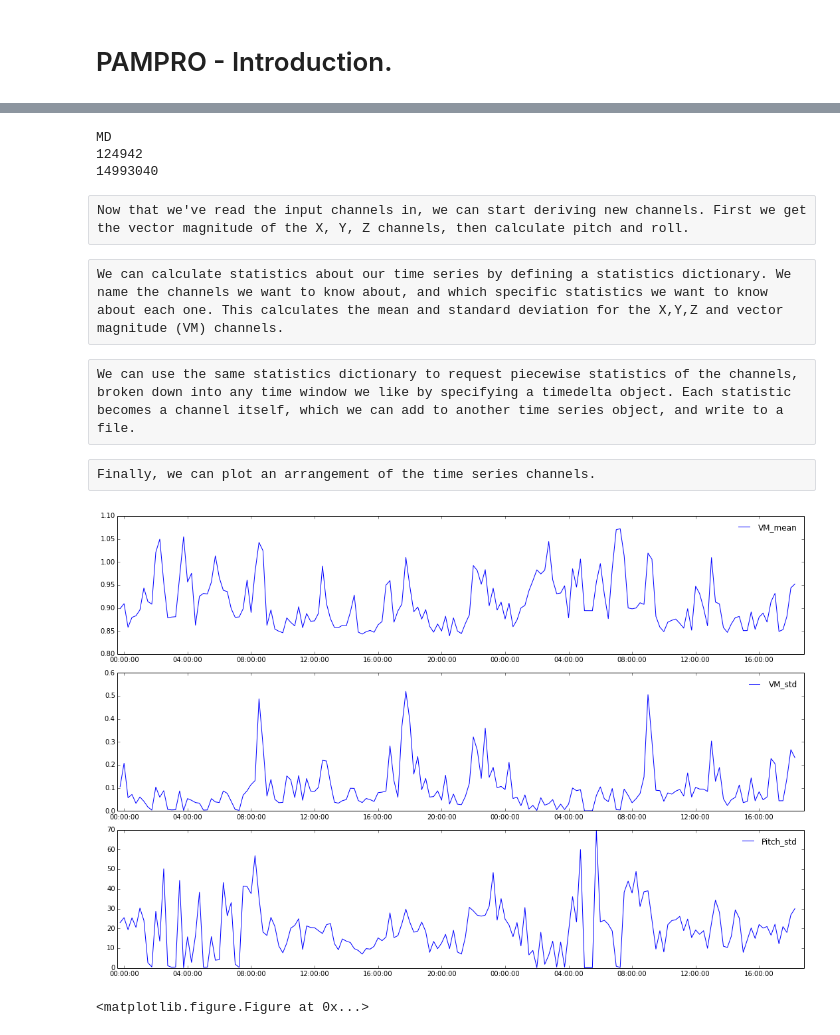
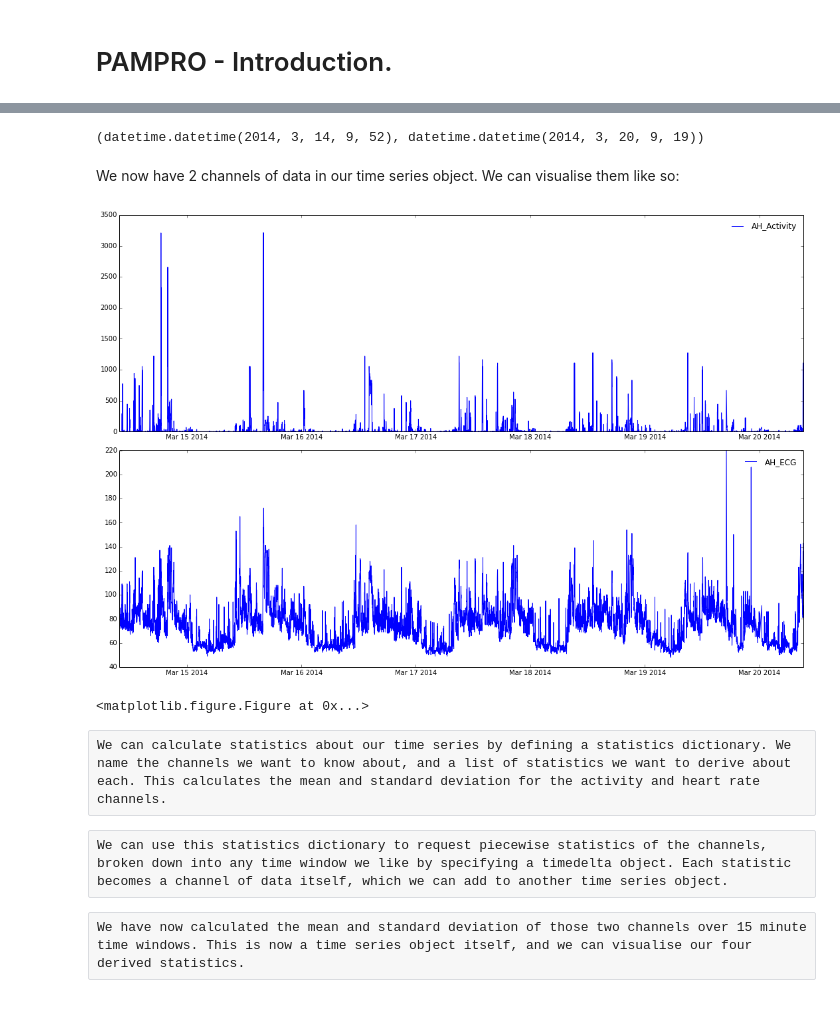
Before and after one commit to Thomite/pampro, a Jupyter notebook: examples/pampro_introduction.ipynb, the cells around one changed output, grey strips where cells are left out. Saved outputs shown, nothing was run; the diff lists cells and outputs as text; code cells hidden in the pictures; blank space fills up the shorter version.

Commit message:
Updated PAMPRO introduction.

```diff
--- a/examples/pampro_introduction.ipynb
+++ b/examples/pampro_introduction.ipynb
@@ -17,19 +12,20 @@ First we create a blank time series object, and read in some raw data as new cha
 # %%
-ts = Time_Series.Time_Series("Axivity")
+ts = Time_Series.Time_Series("Example Actiheart")
 
-chans = Channel.load_channels("C:/Data/13064_0000000002.cwa", "Axivity")
+chans = Channel.load_channels("V:/P5_PhysAct/People/Tom/pampro/data/example_actiheart.txt", "Actiheart")
 ts.add_channels(chans)
+
+activity, heart = chans
-# %% [output]
-MD
-124942
-14993040
-# %% [raw]
-Now that we've read the input channels in, we can start deriving new channels. First we get the vector magnitude of the X, Y, Z channels, then calculate pitch and roll.
-# %%
-vm = channel_inference.infer_vector_magnitude(chans[0], chans[1], chans[2])
-ts.add_channel(vm)
-
-chans = channel_inference.infer_pitch_roll(chans[0], chans[1], chans[2])
-ts.add_channels(chans)
+# %%
+print(heart.timeframe)
+# %% [output]
+(datetime.datetime(2014, 3, 14, 9, 52), datetime.datetime(2014, 3, 20, 9, 19))
+# %% [markdown]
+We now have 2 channels of data in our time series object. We can visualise them like so:
+# %%
+ts.draw_separate()
+# %% [output]
+[figure, added]
+<matplotlib.figure.Figure at 0x...>
 # %% [raw]
-We can calculate statistics about our time series by defining a statistics dictionary. We name the channels we want to know about, and which specific statistics we want to know about each one. This calculates the mean and standard deviation for the X,Y,Z and vector magnitude (VM) channels.
+We can calculate statistics about our time series by defining a statistics dictionary. We name the channels we want to know about, and a list of statistics we want to derive about each. This calculates the mean and standard deviation for the activity and heart rate channels.
@@ -38,5 +34,5 @@ stats = {"X":["mean", "std"],"Y":["mean", "std"],"Z":["mean", "std"],"VM":["mean
 # %% [raw]
-We can use the same statistics dictionary to request piecewise statistics of the channels, broken down into any time window we like by specifying a timedelta object. Each statistic becomes a channel itself, which we can add to another time series object, and write to a file.
+We can use this statistics dictionary to request piecewise statistics of the channels, broken down into any time window we like by specifying a timedelta object. Each statistic becomes a channel of data itself, which we can add to another time series object.
 # %%
 ts_output = Time_Series.Time_Series("Output")
 simplified = ts.piecewise_statistics(timedelta(minutes=15), stats)
@@ -46,9 +40,2 @@ ts_output.write_channels_to_file("V:/Projects/pampro/data/axivity_summary.csv")
-# %% [raw]
-Finally, we can plot an arrangement of the time series channels.
-# %%
-%matplotlib inline
-
-ts_output.draw_separate(channels=["VM_mean", "VM_std", "Pitch_std"], time_period=(vm.timestamps[0],vm.timestamps[-1]))
-# %% [output]
-[figure, removed]
-<matplotlib.figure.Figure at 0x...>
+# %% [raw]
+We have now calculated the mean and standard deviation of those two channels over 15 minute time windows. This is now a time series object itself, and we can visualise our four derived statistics.
```
Also changed, not shown: parts of 12 cells of this notebook.
